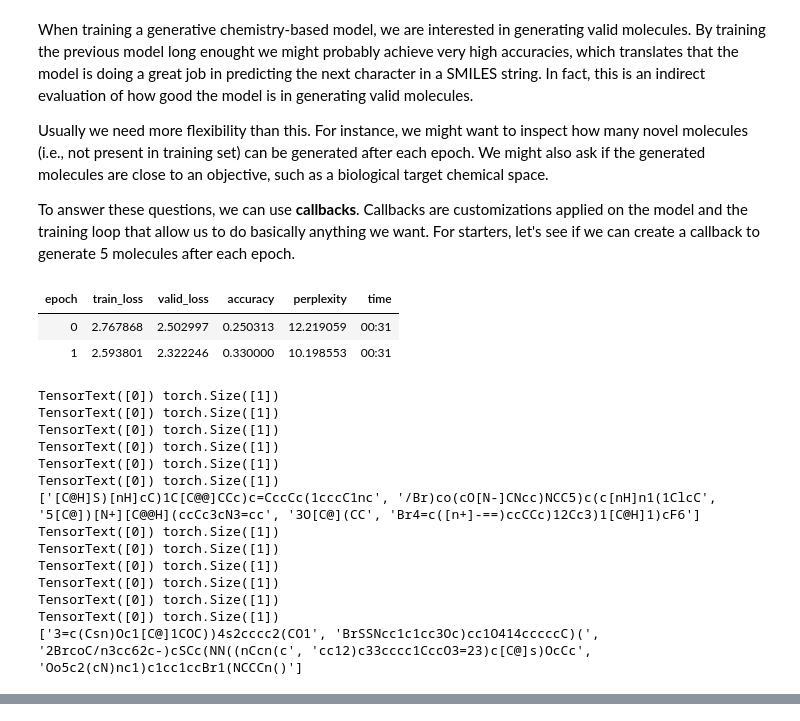
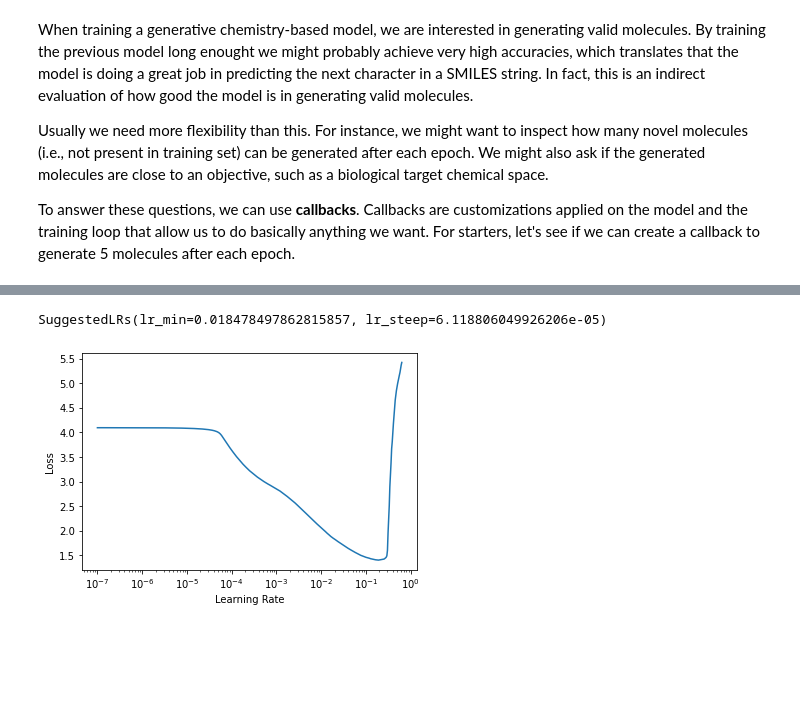
Before and after one commit to Marcosuff/Marcosuff.github.io, a Jupyter notebook: nbs/SMILES_LSTM_fastaiv2.ipynb, the cells around one changed output, grey strips where cells are left out. Saved outputs shown, nothing was run; the diff lists cells and outputs as text; code cells hidden in the pictures; blank space fills up the shorter version.

```diff
--- a/nbs/SMILES_LSTM_fastaiv2.ipynb
+++ b/nbs/SMILES_LSTM_fastaiv2.ipynb
@@ -37,5 +45,8 @@ Drive already mounted at mydrive; to attempt to forcibly remount, call drive.mou
 # %% [markdown]
 # **Import data**
+# %%
+LM = Path('/content/LM')
+LM.mkdir()
 # %%
 chembl = pd.read_csv(path/'ChEMBL_v2.csv').sample(n=1000)
 print(chembl.shape)
@@ -461,26 +563,10 @@ class TestCB(Callback):
     self.sampling()
     print([self.sampling() for _ in range(self.max_mols)])
 # %%
-learn = language_model_learner(dls, AWD_LSTM, pretrained=False,config=config,
-                               drop_mult=0.1,metrics=[accuracy, Perplexity()], cbs=[TestCB(), CSVLogger()])
-#learn.show_training_loop()
+cbs=[MolSampler_V2(), CSVLogger(), SaveModelCallback(monitor='accuracy')]
+
+learn = language_model_learner(dls, AWD_LSTM, pretrained=False,config=config,path=LM,
+                               drop_mult=0.1,metrics=[accuracy, Perplexity()])
-# %%
-learn.fit(n_epoch=2,lr=0.0012022644514217973)
-# %% [output]
-| epoch | train_loss | valid_loss | accuracy | perplexity | time |
-| 0 | 2.767868 | 2.502997 | 0.250313 | 12.219059 | 00:31 |
-| 1 | 2.593801 | 2.322246 | 0.330000 | 10.198553 | 00:31 |
-TensorText([0]) torch.Size([1])
-TensorText([0]) torch.Size([1])
-TensorText([0]) torch.Size([1])
-TensorText([0]) torch.Size([1])
-TensorText([0]) torch.Size([1])
-TensorText([0]) torch.Size([1])
-['[C@H]S)[nH]cC)1C[C@@]CCc)c=CccCc(1cccC1nc', '/Br)co(cO[N-]CNcc)NCC5)c(c[nH]n1(1ClcC', '5[C@])[N+][C@@H](ccCc3cN3=cc', '3O[C@](CC', 'Br4=c([n+]-==)ccCCc)12Cc3)1[C@H]1)cF6']
-TensorText([0]) torch.Size([1])
-TensorText([0]) torch.Size([1])
-TensorText([0]) torch.Size([1])
-TensorText([0]) torch.Size([1])
-TensorText([0]) torch.Size([1])
-TensorText([0]) torch.Size([1])
-['3=c(Csn)Oc1[C@]1COC))4s2cccc2(CO1', 'BrSSNcc1c1cc3Oc)cc1O414cccccC)(', '2BrcoC/n3cc62c-)cSCc(NN((nCcn(c', 'cc12)c33cccc1CccO3=23)c[C@]s)OcCc', 'Oo5c2(cN)nc1)c1cc1ccBr1(NCCCn()']
+# %%
+learn.lr_find(num_it=600)
+# %% [output]
@@ -486,0 +574,2 @@ TensorText([0]) torch.Size([1])
+SuggestedLRs(lr_min=0.018478497862815857, lr_steep=6.118806049926206e-05)
+[figure, added]
```
Also changed, not shown: parts of 80 cells of this notebook.
